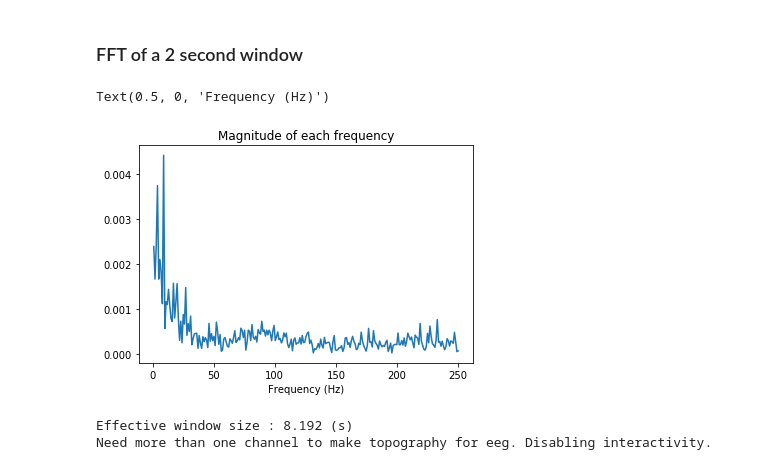
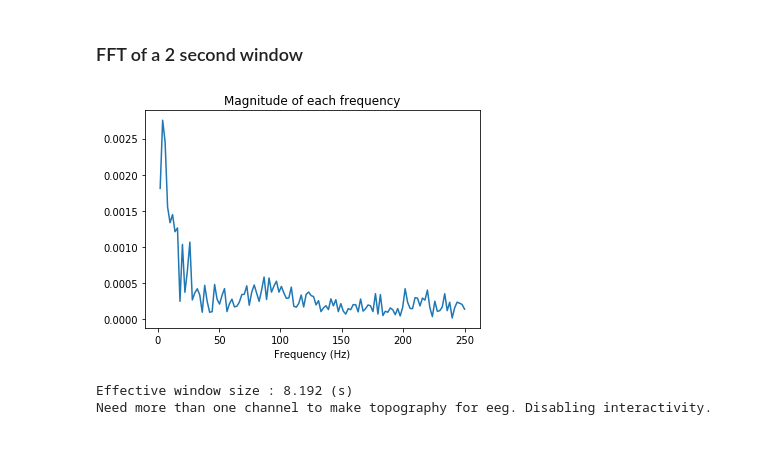
Before and after one commit to DCalhas/eeg_to_fmri, a Jupyter notebook: src/notebooks/reading_eeg.ipynb, the cells around one changed output. Drawn from its saved outputs; the diff is of its cells as text; code cells hidden in the pictures.

```diff
--- a/src/notebooks/reading_eeg.ipynb
+++ b/src/notebooks/reading_eeg.ipynb
@@ -310,3 +9,3 @@ Reading 0 ... 195159  =      0.000 ...   780.636 secs...
 # %%
-eeg = get_individual(0)
+eeg = utils.get_eeg_instance(0)
 # %% [output]
@@ -396,24 +22,10 @@ Text(0.5, 0, 'Frequency (Hz)')
 The plot above looks more like a normal EEG plot, this is because we removed the frequency 0.0Hz activity from the plot
 # %% [markdown]
 ### FFT of a 2 second window
-# %%
-def compute_fft(channel, fs=128):
-    N = int(len(channel)/2)
-
-    fft1 = fft(channel)
-
-    return fft1[range(int(N/2))]
-
-fft1 = compute_fft(y[:int(fs*4)], fs=fs)
-N = int(len(y[:int(fs*4)])/2)
-f = np.linspace (0, fs, N/2)
-plt.figure(1)
-plt.plot (f[1:30000], abs (fft1)[1:30000])
-plt.title ('Magnitude of each frequency')
-plt.xlabel ('Frequency (Hz)')
-# %% [output]
-Text(0.5, 0, 'Frequency (Hz)')
-[figure, removed]
+# %%
+utils.plot_fft(eeg, start_time=0, stop_time=int(eeg.info['sfreq']*2))
+# %% [output]
+[figure, added]
 # %%
 eeg.plot_psd(picks=1)
 # %% [output]
```
Also changed, not shown: parts of 42 cells of this notebook, 1 other file.
